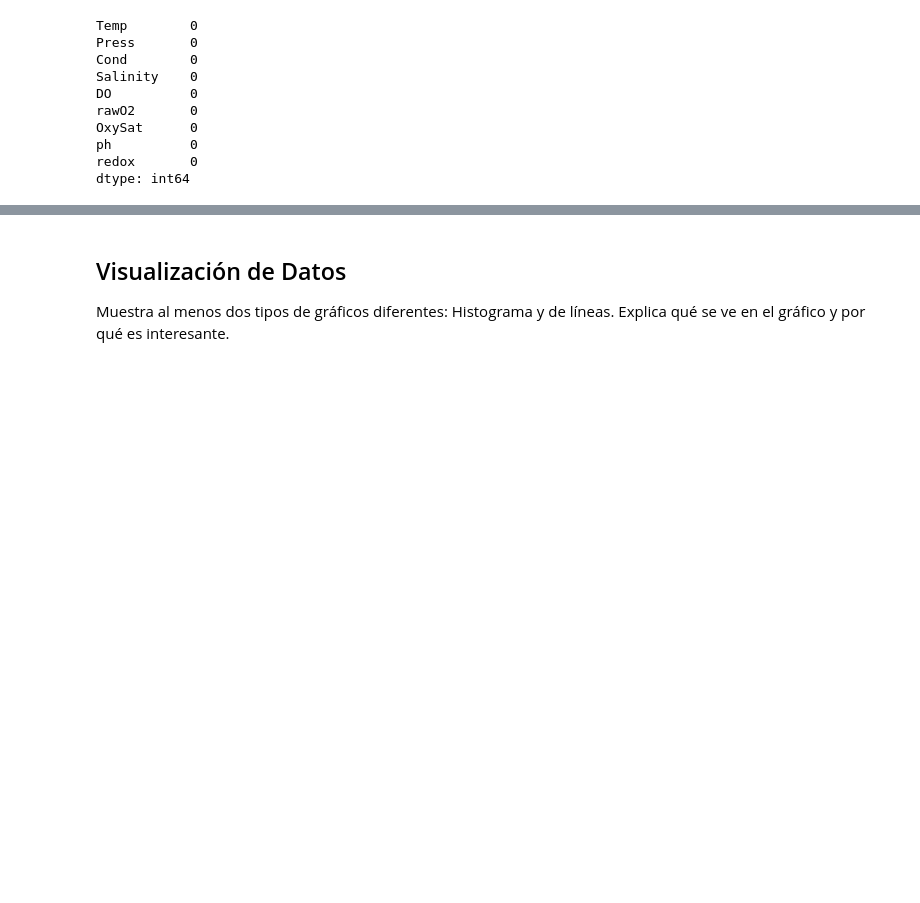
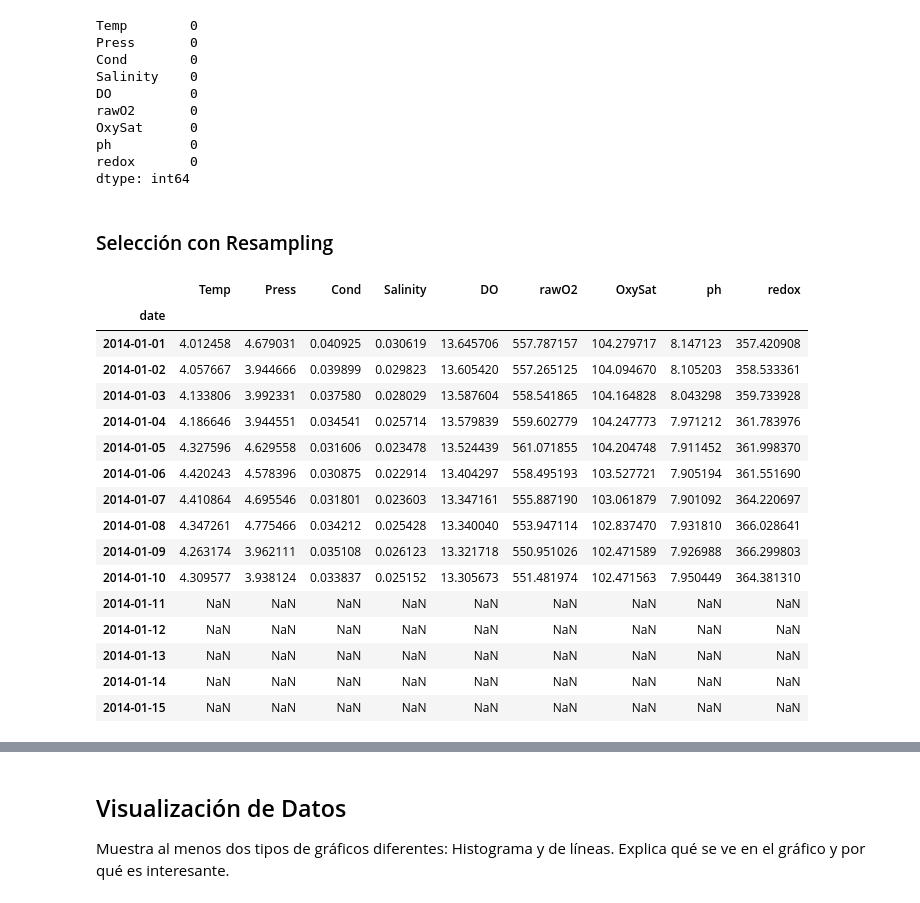
Before and after one commit to yerartdev/uc-m1967-mdsi, a Jupyter notebook: d11/ORM-SQLAlchemy_v2.ipynb, the cells around one changed output, grey strips where cells are left out. Saved outputs shown, nothing was run; the diff lists cells and outputs as text; code cells hidden in the pictures; blank space fills up the shorter version.

Commit message:
ORM: Ejercicio individual: descarga del dataset amt_2010 de zenodo, limpieza, selección 2014 con resampling y mean(), nombre de columnas con AVG

```diff
--- a/d11/ORM-SQLAlchemy_v2.ipynb
+++ b/d11/ORM-SQLAlchemy_v2.ipynb
@@ -1939,0 +1981,3 @@ dtype: int64
+# %%
+#::GMG::Forzamos la conversión
+df = amt.astype(np.float64, copy=False)
@@ -1944,6 +2018,6 @@ dtype: int64
 #       y entonces supongo
 #       entiendo que no es la opción óptima pero no tengo tiempo de
 #       investigar otras opciones
-amt.fillna(method ='ffill', inplace = True)
+df.fillna(method ='ffill', inplace = True)
 # %%
 #::GMG::Me he librado de los NaNs
@@ -1967,0 +2036,30 @@ dtype: int64
+# %% [markdown]
+### Selección con Resampling
+# %%
+#::GMG:: Voy a seleccionar un subconjunto de datos para trabajar,
+#        sacando la media de los valores medios diarios
+amt_2014 = df['2014'].resample('D').mean()
+# %%
+#::GMG::Nos encontramos con otro problema:
+#       Hay fechas que NO tienen medidas (es decir, que hay 'date'
+#       que no existen en la serie temoral, pero solamente se
+#       revelan cuando hacemos resampling)
+amt_2014.head(15)
+# %% [output]
+|  | Temp | Press | Cond | Salinity | DO | rawO2 | OxySat | ph | redox |
+| date |  |  |  |  |  |  |  |  |  |
+| 2014-01-01 | 4.012458 | 4.679031 | 0.040925 | 0.030619 | 13.645706 | 557.787157 | 104.279717 | 8.147123 | 357.420908 |
+| 2014-01-02 | 4.057667 | 3.944666 | 0.039899 | 0.029823 | 13.605420 | 557.265125 | 104.094670 | 8.105203 | 358.533361 |
+| 2014-01-03 | 4.133806 | 3.992331 | 0.037580 | 0.028029 | 13.587604 | 558.541865 | 104.164828 | 8.043298 | 359.733928 |
+| 2014-01-04 | 4.186646 | 3.944551 | 0.034541 | 0.025714 | 13.579839 | 559.602779 | 104.247773 | 7.971212 | 361.783976 |
+| 2014-01-05 | 4.327596 | 4.629558 | 0.031606 | 0.023478 | 13.524439 | 561.071855 | 104.204748 | 7.911452 | 361.998370 |
+| 2014-01-06 | 4.420243 | 4.578396 | 0.030875 | 0.022914 | 13.404297 | 558.495193 | 103.527721 | 7.905194 | 361.551690 |
+| 2014-01-07 | 4.410864 | 4.695546 | 0.031801 | 0.023603 | 13.347161 | 555.887190 | 103.061879 | 7.901092 | 364.220697 |
+| 2014-01-08 | 4.347261 | 4.775466 | 0.034212 | 0.025428 | 13.340040 | 553.947114 | 102.837470 | 7.931810 | 366.028641 |
+| 2014-01-09 | 4.263174 | 3.962111 | 0.035108 | 0.026123 | 13.321718 | 550.951026 | 102.471589 | 7.926988 | 366.299803 |
+| 2014-01-10 | 4.309577 | 3.938124 | 0.033837 | 0.025152 | 13.305673 | 551.481974 | 102.471563 | 7.950449 | 364.381310 |
+| 2014-01-11 | NaN | NaN | NaN | NaN | NaN | NaN | NaN | NaN | NaN |
+| 2014-01-12 | NaN | NaN | NaN | NaN | NaN | NaN | NaN | NaN | NaN |
+| 2014-01-13 | NaN | NaN | NaN | NaN | NaN | NaN | NaN | NaN | NaN |
+| 2014-01-14 | NaN | NaN | NaN | NaN | NaN | NaN | NaN | NaN | NaN |
+| 2014-01-15 | NaN | NaN | NaN | NaN | NaN | NaN | NaN | NaN | NaN |
```
Also changed, not shown: parts of 27 cells of this notebook.
